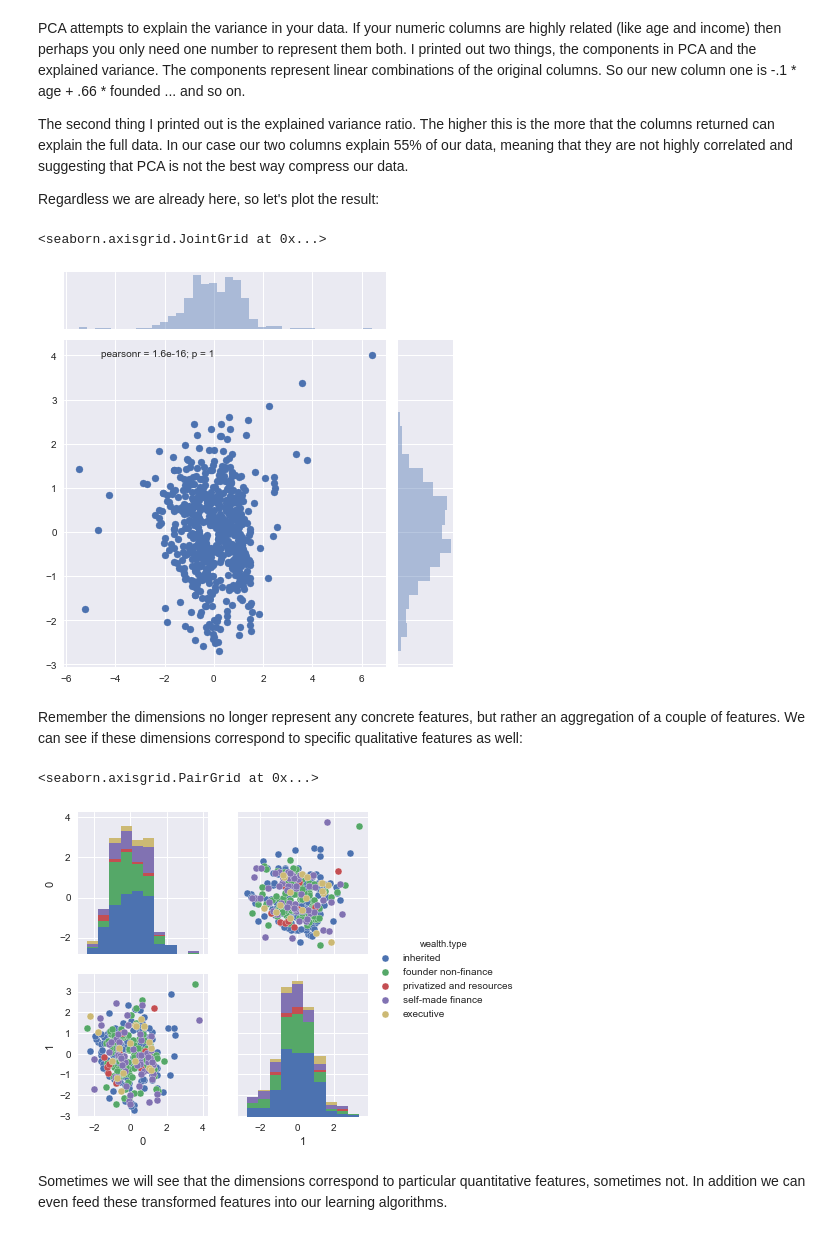
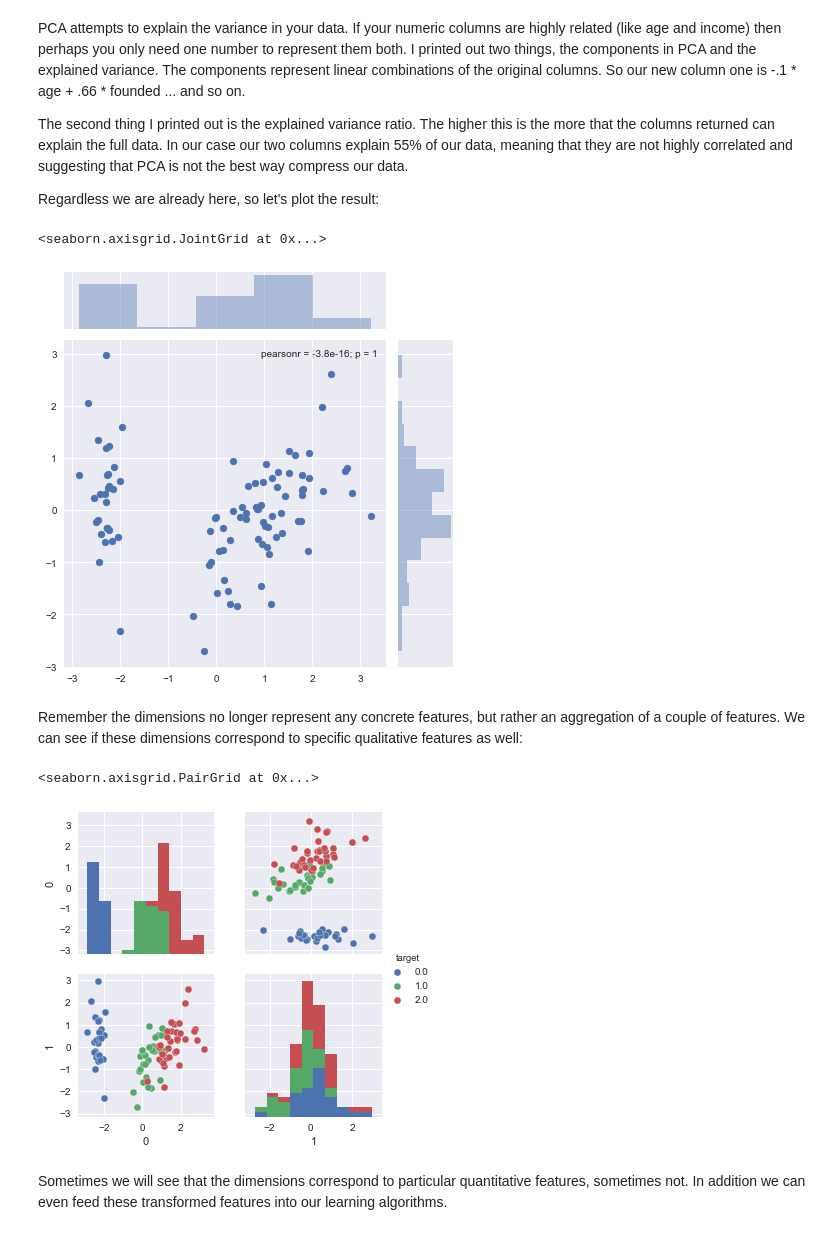
Before and after one commit to knathanieltucker/data-science-foundations, a Jupyter notebook: practicals/16.UnsupervisedLearning.ipynb, the cells around one changed output. Saved outputs shown, nothing was run; the diff lists cells and outputs as text; code cells hidden in the pictures.

```diff
--- a/practicals/16.UnsupervisedLearning.ipynb
+++ b/practicals/16.UnsupervisedLearning.ipynb
@@ -18,3 +5,21 @@ df.gdp.replace(0, np.NaN, inplace=True)
+# %%
+from sklearn.datasets import load_iris
+from sklearn.model_selection import train_test_split
+
+iris_data = load_iris()
+
+# we make our test set
+X_train, X_test, y_train, y_test = train_test_split(iris_data['data'], iris_data['target'], test_size=0.2, random_state=1)
+
+# and we make our validation set
+X_train, X_val, y_train, y_val = train_test_split(X_train, y_train, test_size=0.2, random_state=1)
+# %%
+import numpy as np
+import pandas as pd
+
+full_data = np.append(X_train, y_train.reshape(-1, 1), axis=-1)
+
+full_df = pd.DataFrame(data=full_data, columns=np.append(iris_data['feature_names'], 'target'))
 # %% [markdown]
 In a supervised learning problem we are interested in learning what a specific of our feature will be on new data points. In unsupervised learning we are interested in emergent facts about our data. Today we will ask ourselves one question. That being said there are many different techniques and this is only the smallest part of unsupervised learning. Here is the question:
 
@@ -51,8 +56,7 @@ from sklearn.preprocessing import scale
 pca = PCA(2)
 
 # normalize the data before we transform it. This tends to be very important for most ML applications
-X = df.select_dtypes(['float64']).join(df['wealth.type']).dropna()
-X = scale(X.select_dtypes(['float64']))
+X = scale(X_train)
 transformed_data = pca.fit_transform(X)
 
 transformed_data.shape
@@ -77,14 +81,14 @@ Regardless we are already here, so let's plot the result:
 sns.jointplot(transformed_data[:, 0], transformed_data[:, 1])
 # %% [output]
 <seaborn.axisgrid.JointGrid at 0x...>
-[figure, old version]
+[figure, new version]
 # %% [markdown]
 Remember the dimensions no longer represent any concrete features, but rather an aggregation of a couple of features. We can see if these dimensions correspond to specific qualitative features as well:
 # %%
-data = pd.DataFrame(transformed_data).join(df.select_dtypes(['float64']).join(df['wealth.type']).dropna()['wealth.type'])
-sns.pairplot(data, 'wealth.type', vars=[0,1])
+data = pd.DataFrame(transformed_data).join(full_df[['target']])
+sns.pairplot(data, 'target', vars=[0,1])
 # %% [output]
 <seaborn.axisgrid.PairGrid at 0x...>
-[figure, old version]
+[figure, new version]
 # %% [markdown]
 Sometimes we will see that the dimensions correspond to particular quantitative features, sometimes not. In addition we can even feed these transformed features into our learning algorithms.
```
Also changed, not shown: parts of 8 cells of this notebook, 15 other files.
